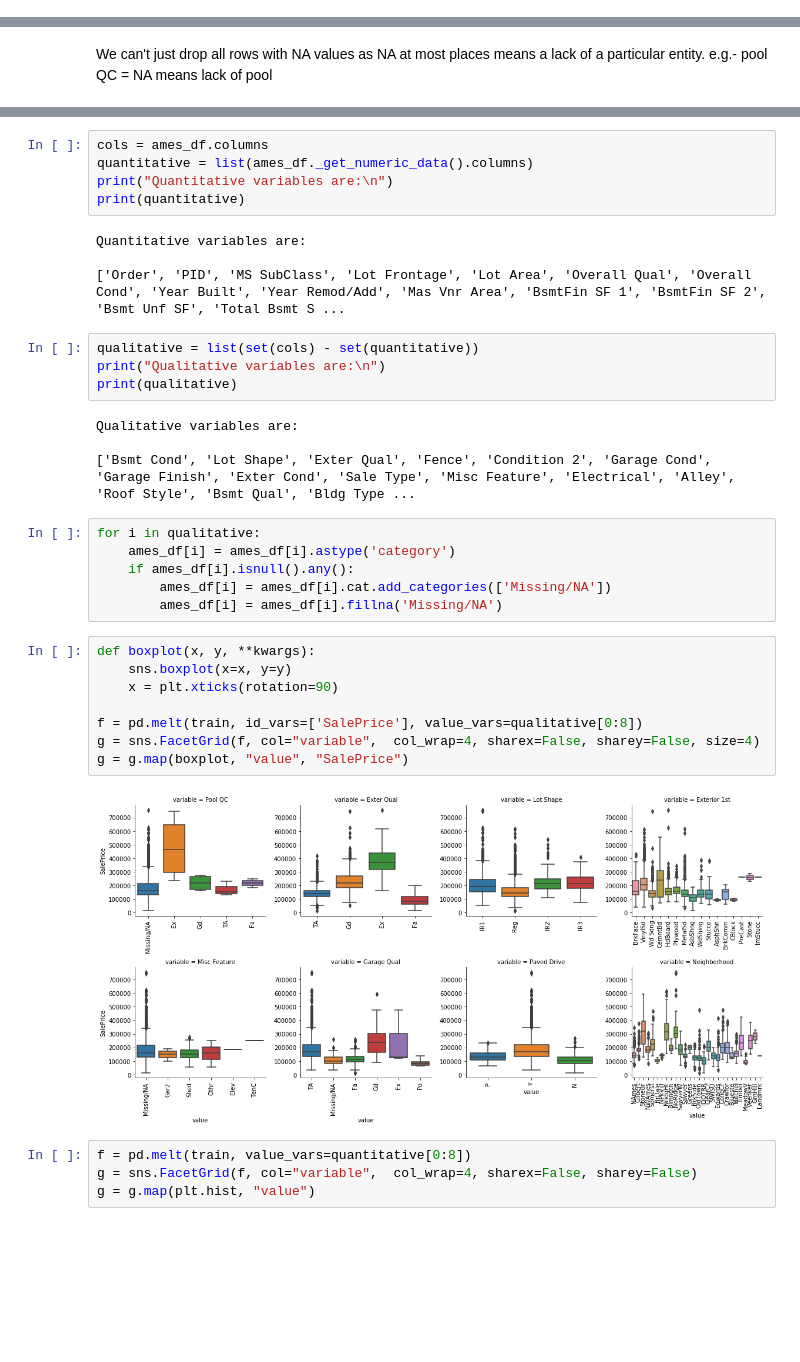
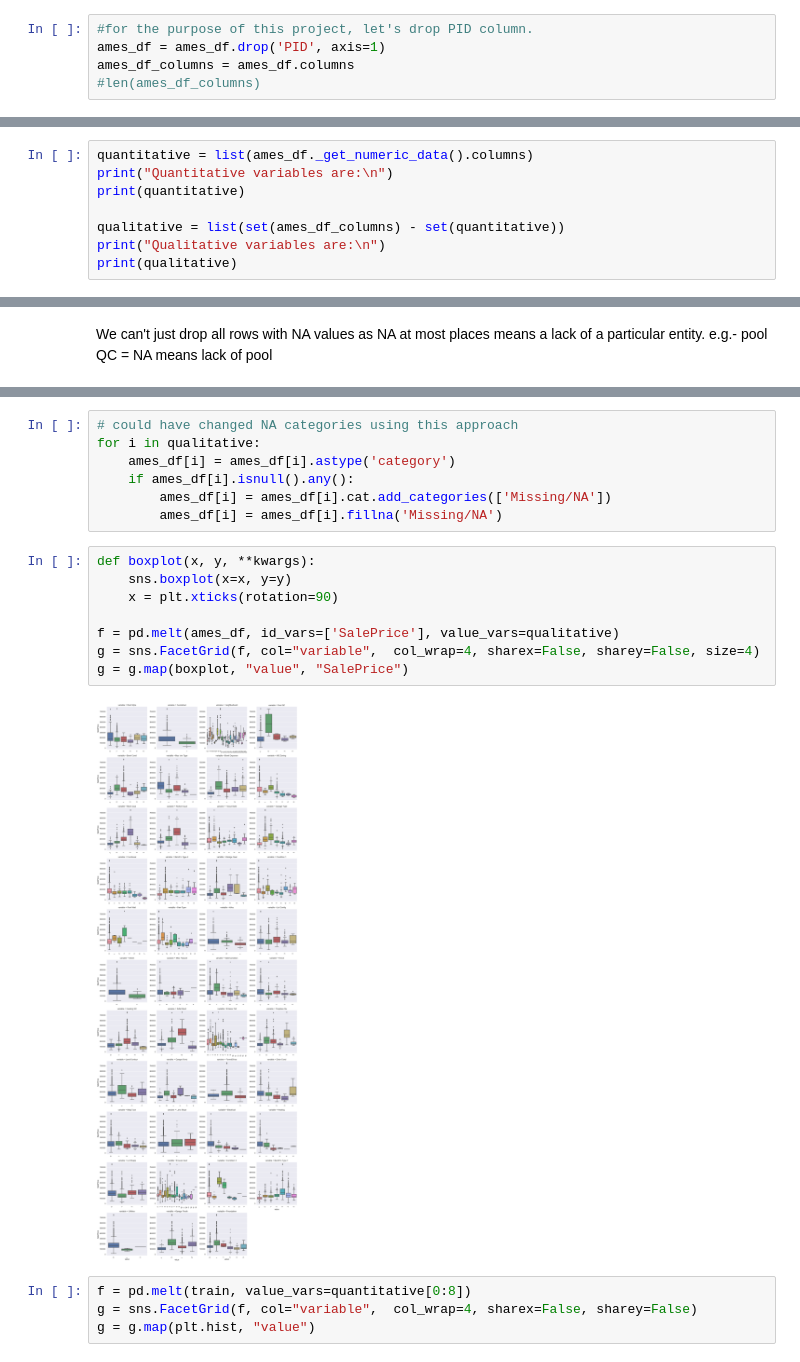
Before and after one commit to chaityacshah/Ames_House_Prices, a Jupyter notebook: notebooks/ames_housing_1.ipynb, the cells around one changed output, grey strips where cells are left out. Saved outputs shown, nothing was run; the diff lists cells and outputs as text; blank space fills up the shorter version.

Commit message:
add make_plots

```diff
--- a/notebooks/ames_housing_1.ipynb
+++ b/notebooks/ames_housing_1.ipynb
@@ -19,3 +26,8 @@ ames_df = pd.read_csv("../data/AmesHousing.txt", sep="\t")
+# %%
+#for the purpose of this project, let's drop PID column.
+ames_df = ames_df.drop('PID', axis=1)
+ames_df_columns = ames_df.columns
+#len(ames_df_columns)
 # %%
 # for processing with NAs
 ames_df2 = copy.copy(ames_df)
@@ -65,0 +72,8 @@ rows = 2930 columns = 82
+# %%
+quantitative = list(ames_df._get_numeric_data().columns)
+print("Quantitative variables are:\n")
+print(quantitative)
+
+qualitative = list(set(ames_df_columns) - set(quantitative))
+print("Qualitative variables are:\n")
+print(qualitative)
@@ -354,23 +475,7 @@ plt.show();
 # %% [output]
 [figure]
-# %%
-cols = ames_df.columns
-quantitative = list(ames_df._get_numeric_data().columns)
-print("Quantitative variables are:\n")
-print(quantitative)
-# %% [output]
-Quantitative variables are:
-
-['Order', 'PID', 'MS SubClass', 'Lot Frontage', 'Lot Area', 'Overall Qual', 'Overall Cond', 'Year Built', 'Year Remod/Add', 'Mas Vnr Area', 'BsmtFin SF 1', 'BsmtFin SF 2', 'Bsmt Unf SF', 'Total Bsmt S ...
-# %%
-qualitative = list(set(cols) - set(quantitative))
-print("Qualitative variables are:\n")
-print(qualitative)
-# %% [output]
-Qualitative variables are:
-
-['Bsmt Cond', 'Lot Shape', 'Exter Qual', 'Fence', 'Condition 2', 'Garage Cond', 'Garage Finish', 'Exter Cond', 'Sale Type', 'Misc Feature', 'Electrical', 'Alley', 'Roof Style', 'Bsmt Qual', 'Bldg Type ...
 # %%
+# could have changed NA categories using this approach
 for i in qualitative:
     ames_df[i] = ames_df[i].astype('category')
     if ames_df[i].isnull().any():
@@ -379,13 +484,13 @@ for i in qualitative:
 # %%
 def boxplot(x, y, **kwargs):
     sns.boxplot(x=x, y=y)
     x = plt.xticks(rotation=90)
 
-f = pd.melt(train, id_vars=['SalePrice'], value_vars=qualitative[0:8])
+f = pd.melt(ames_df, id_vars=['SalePrice'], value_vars=qualitative)
 g = sns.FacetGrid(f, col="variable",  col_wrap=4, sharex=False, sharey=False, size=4)
 g = g.map(boxplot, "value", "SalePrice")
 # %% [output]
-[figure, old version]
+[figure, new version]
 # %%
 f = pd.melt(train, value_vars=quantitative[0:8])
 g = sns.FacetGrid(f, col="variable",  col_wrap=4, sharex=False, sharey=False)
```
Also changed, not shown: parts of 26 cells of this notebook, 1 other file.
